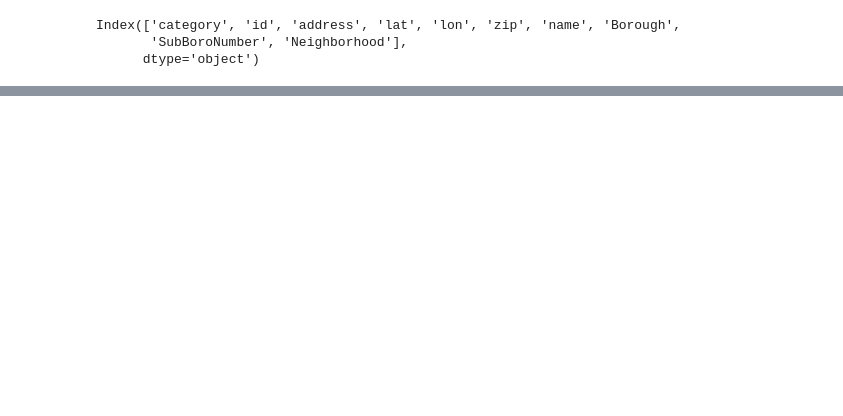
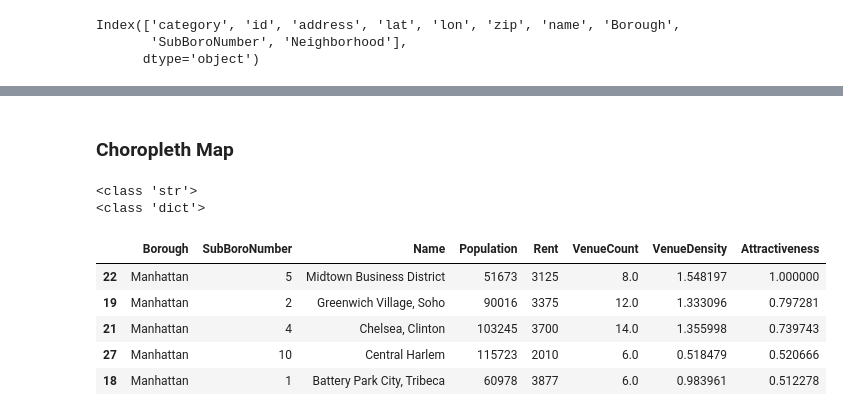
Before and after one commit to jimcole23/Capstone, a Jupyter notebook: Test.ipynb, the cells around one changed output, grey strips where cells are left out. Saved outputs shown, nothing was run; the diff lists cells and outputs as text; code cells hidden in the pictures; blank space fills up the shorter version.

```diff
--- a/Test.ipynb
+++ b/Test.ipynb
@@ -1138,0 +1197,17 @@ map_manhattan
+# %% [markdown]
+### Choropleth Map
+# %%
+print(type(gjson))
+print(type(json.loads(gjson)))
+# %% [output]
+<class 'str'>
+<class 'dict'>
+# %%
+dfPop.head()
+# %% [output]
+|  | Borough | SubBoroNumber | Name | Population | Rent | VenueCount | VenueDensity | Attractiveness |
+| 22 | Manhattan | 5 | Midtown Business District | 51673 | 3125 | 8.0 | 1.548197 | 1.000000 |
+| 19 | Manhattan | 2 | Greenwich Village, Soho | 90016 | 3375 | 12.0 | 1.333096 | 0.797281 |
+| 21 | Manhattan | 4 | Chelsea, Clinton | 103245 | 3700 | 14.0 | 1.355998 | 0.739743 |
+| 27 | Manhattan | 10 | Central Harlem | 115723 | 2010 | 6.0 | 0.518479 | 0.520666 |
+| 18 | Manhattan | 1 | Battery Park City, Tribeca | 60978 | 3877 | 6.0 | 0.983961 | 0.512278 |
```
Also changed, not shown: parts of 40 cells of this notebook.
